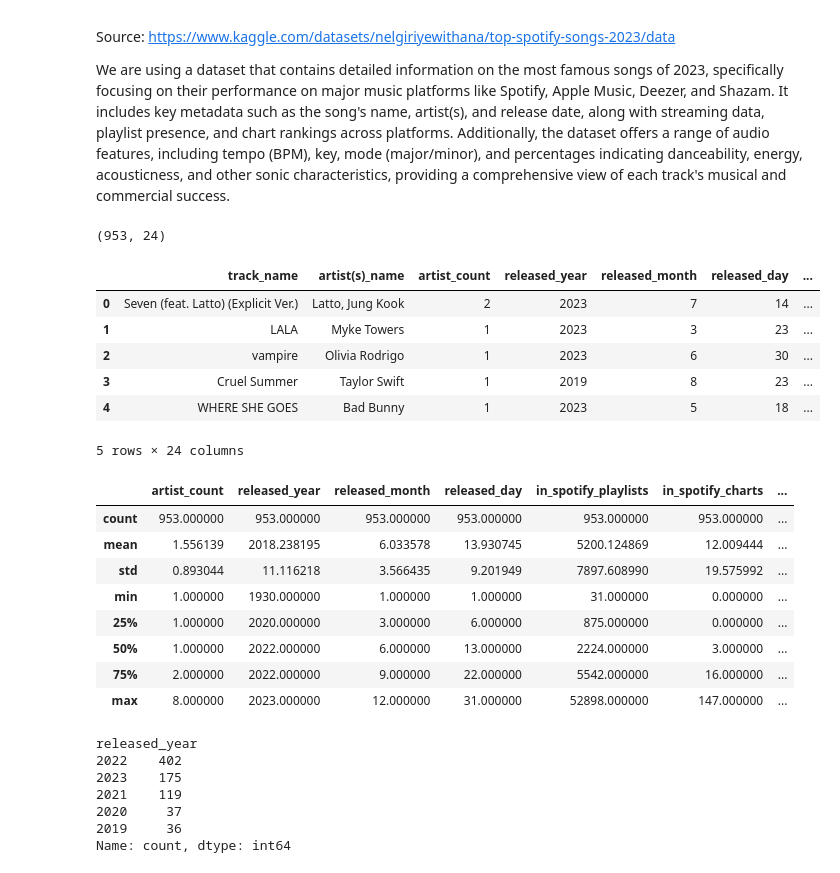
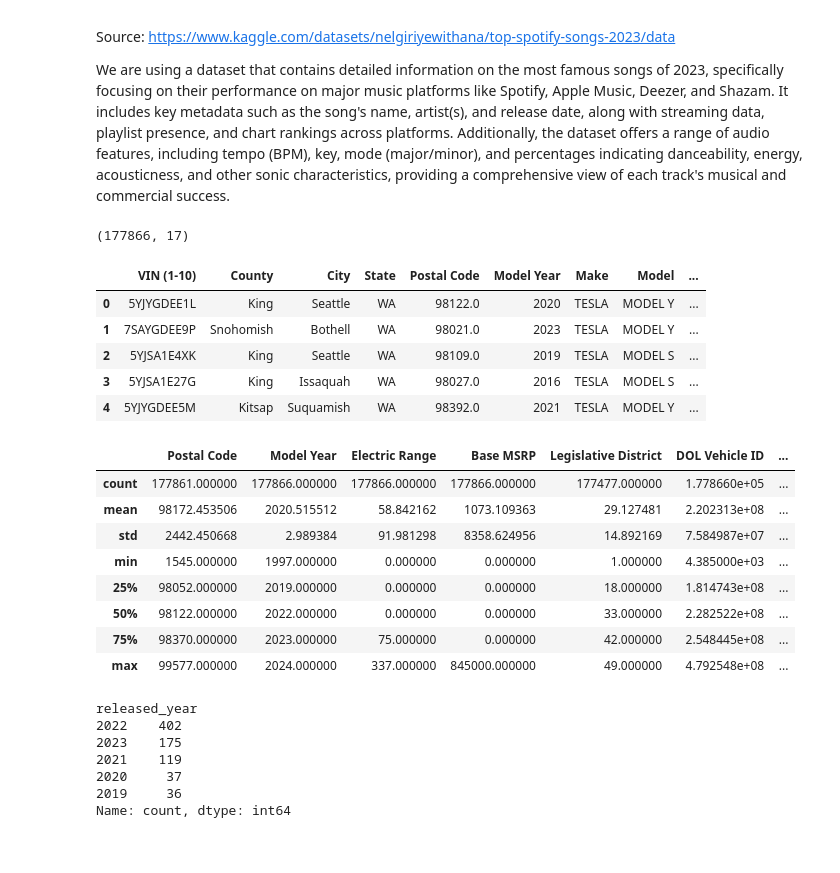
Before and after one commit to vivianzhou1288/info2950-final, a Jupyter notebook: Phase 2.ipynb, the cells around one changed output. Saved outputs shown, nothing was run; the diff lists cells and outputs as text; code cells hidden in the pictures.

```diff
--- a/Phase 2.ipynb
+++ b/Phase 2.ipynb
@@ -19,31 +19,30 @@ Source: https://www.kaggle.com/datasets/nelgiriyewithana/top-spotify-songs-2023/
 
 We are using a dataset that contains detailed information on the most famous songs of 2023, specifically focusing on their performance on major music platforms like Spotify, Apple Music, Deezer, and Shazam. It includes key metadata such as the song's name, artist(s), and release date, along with streaming data, playlist presence, and chart rankings across platforms. Additionally, the dataset offers a range of audio features, including tempo (BPM), key, mode (major/minor), and percentages indicating danceability, energy, acousticness, and other sonic characteristics, providing a comprehensive view of each track's musical and commercial success.
 # %%
-music_df = pd.read_csv('spotify-2023.csv', encoding='ISO-8859-1')
-print(music_df.shape)
-music_df.head()
+ev_df = pd.read_csv('Electric_Vehicle_Population_Data.csv', encoding='ISO-8859-1')
+print(ev_df.shape)
+ev_df.head()
 # %% [output]
-(953, 24)
+(177866, 17)
-|  | track_name | artist(s)_name | artist_count | released_year | released_month | released_day | ... |
-| 0 | Seven (feat. Latto) (Explicit Ver.) | Latto, Jung Kook | 2 | 2023 | 7 | 14 | ... |
-| 1 | LALA | Myke Towers | 1 | 2023 | 3 | 23 | ... |
-| 2 | vampire | Olivia Rodrigo | 1 | 2023 | 6 | 30 | ... |
-| 3 | Cruel Summer | Taylor Swift | 1 | 2019 | 8 | 23 | ... |
-| 4 | WHERE SHE GOES | Bad Bunny | 1 | 2023 | 5 | 18 | ... |
+|  | VIN (1-10) | County | City | State | Postal Code | Model Year | Make | Model | ... |
+| 0 | 5YJYGDEE1L | King | Seattle | WA | 98122.0 | 2020 | TESLA | MODEL Y | ... |
+| 1 | 7SAYGDEE9P | Snohomish | Bothell | WA | 98021.0 | 2023 | TESLA | MODEL Y | ... |
+| 2 | 5YJSA1E4XK | King | Seattle | WA | 98109.0 | 2019 | TESLA | MODEL S | ... |
+| 3 | 5YJSA1E27G | King | Issaquah | WA | 98027.0 | 2016 | TESLA | MODEL S | ... |
+| 4 | 5YJYGDEE5M | Kitsap | Suquamish | WA | 98392.0 | 2021 | TESLA | MODEL Y | ... |
-5 rows × 24 columns
 # %%
 #To first get an idea of the summary of the data
-music_df.describe()
+ev_df.describe()
 # %% [output]
-|  | artist_count | released_year | released_month | released_day | in_spotify_playlists | in_spotify_charts | ... |
-| count | 953.000000 | 953.000000 | 953.000000 | 953.000000 | 953.000000 | 953.000000 | ... |
-| mean | 1.556139 | 2018.238195 | 6.033578 | 13.930745 | 5200.124869 | 12.009444 | ... |
-| std | 0.893044 | 11.116218 | 3.566435 | 9.201949 | 7897.608990 | 19.575992 | ... |
-| min | 1.000000 | 1930.000000 | 1.000000 | 1.000000 | 31.000000 | 0.000000 | ... |
-| 25% | 1.000000 | 2020.000000 | 3.000000 | 6.000000 | 875.000000 | 0.000000 | ... |
-| 50% | 1.000000 | 2022.000000 | 6.000000 | 13.000000 | 2224.000000 | 3.000000 | ... |
-| 75% | 2.000000 | 2022.000000 | 9.000000 | 22.000000 | 5542.000000 | 16.000000 | ... |
-| max | 8.000000 | 2023.000000 | 12.000000 | 31.000000 | 52898.000000 | 147.000000 | ... |
+|  | Postal Code | Model Year | Electric Range | Base MSRP | Legislative District | DOL Vehicle ID | ... |
+| count | 177861.000000 | 177866.000000 | 177866.000000 | 177866.000000 | 177477.000000 | 1.778660e+05 | ... |
+| mean | 98172.453506 | 2020.515512 | 58.842162 | 1073.109363 | 29.127481 | 2.202313e+08 | ... |
+| std | 2442.450668 | 2.989384 | 91.981298 | 8358.624956 | 14.892169 | 7.584987e+07 | ... |
+| min | 1545.000000 | 1997.000000 | 0.000000 | 0.000000 | 1.000000 | 4.385000e+03 | ... |
+| 25% | 98052.000000 | 2019.000000 | 0.000000 | 0.000000 | 18.000000 | 1.814743e+08 | ... |
+| 50% | 98122.000000 | 2022.000000 | 0.000000 | 0.000000 | 33.000000 | 2.282522e+08 | ... |
+| 75% | 98370.000000 | 2023.000000 | 75.000000 | 0.000000 | 42.000000 | 2.548445e+08 | ... |
+| max | 99577.000000 | 2024.000000 | 337.000000 | 845000.000000 | 49.000000 | 4.792548e+08 | ... |
 # %%
 #Distribution of release years
 years_count = music_df['released_year'].value_counts()
```
